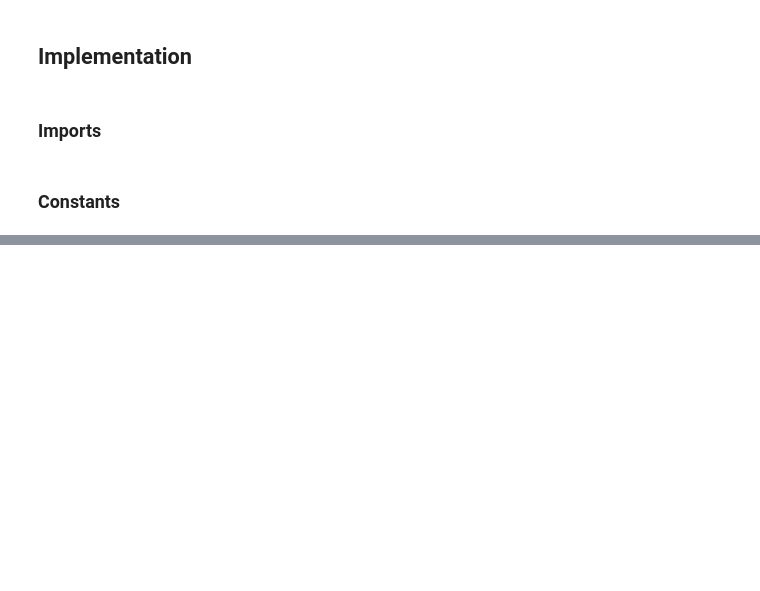
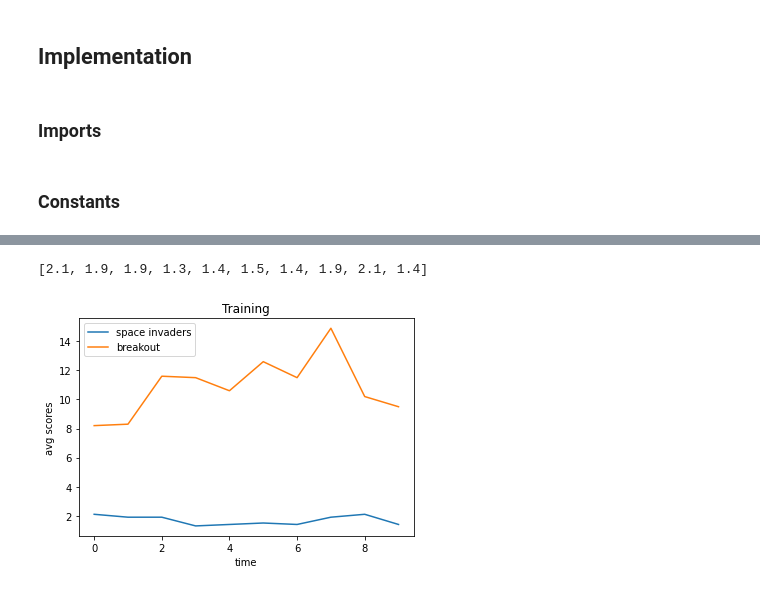
Before and after one commit to johnsocf/OPENAI-FINAL, a Jupyter notebook: OpenAi-Deep-Q-Network.ipynb, the cells around one changed output, grey strips where cells are left out. Saved outputs shown, nothing was run; the diff lists cells and outputs as text; code cells hidden in the pictures; blank space fills up the shorter version.

```diff
--- a/OpenAi-Deep-Q-Network.ipynb
+++ b/OpenAi-Deep-Q-Network.ipynb
@@ -487,0 +489,2 @@ KeyboardInterrupt:
+# %%
+avg_game_scores_spaci_training = train(ATARI_SPACE_ENVADERS_ENV_NAME)
@@ -502,14 +536,17 @@ avg:  [12.5, 12.0, 12.0, 12.6, 12.1, 12.1, 12.0, 12.1, 12.7, 12.0]
 # %%
 time_series = [avg_game_scores_breakout_training.index(i) for i in avg_game_scores_breakout_training]
 plt.plot(avg_game_scores_breakout_training)
-# plt.plot(avg_game_scores_spaci_training)
+plt.plot(avg_game_scores_spaci_training)
 print(avg_game_scores_breakout_training)
 #plt.plot(time_series)
 plt.title('Training')
 plt.ylabel('avg scores')
 plt.xlabel('time')
-plt.legend(['breakout', 'test'], loc='upper left')
+plt.legend(['space invaders', 'breakout'], loc='upper left')
 plt.show()
+# %% [output]
+[2.1, 1.9, 1.9, 1.3, 1.4, 1.5, 1.4, 1.9, 2.1, 1.4]
+[figure, added]
 # %%
 print(avg_game_scores_breakout_testing)
 # %% [output]
```
Also changed, not shown: parts of 8 cells of this notebook.
